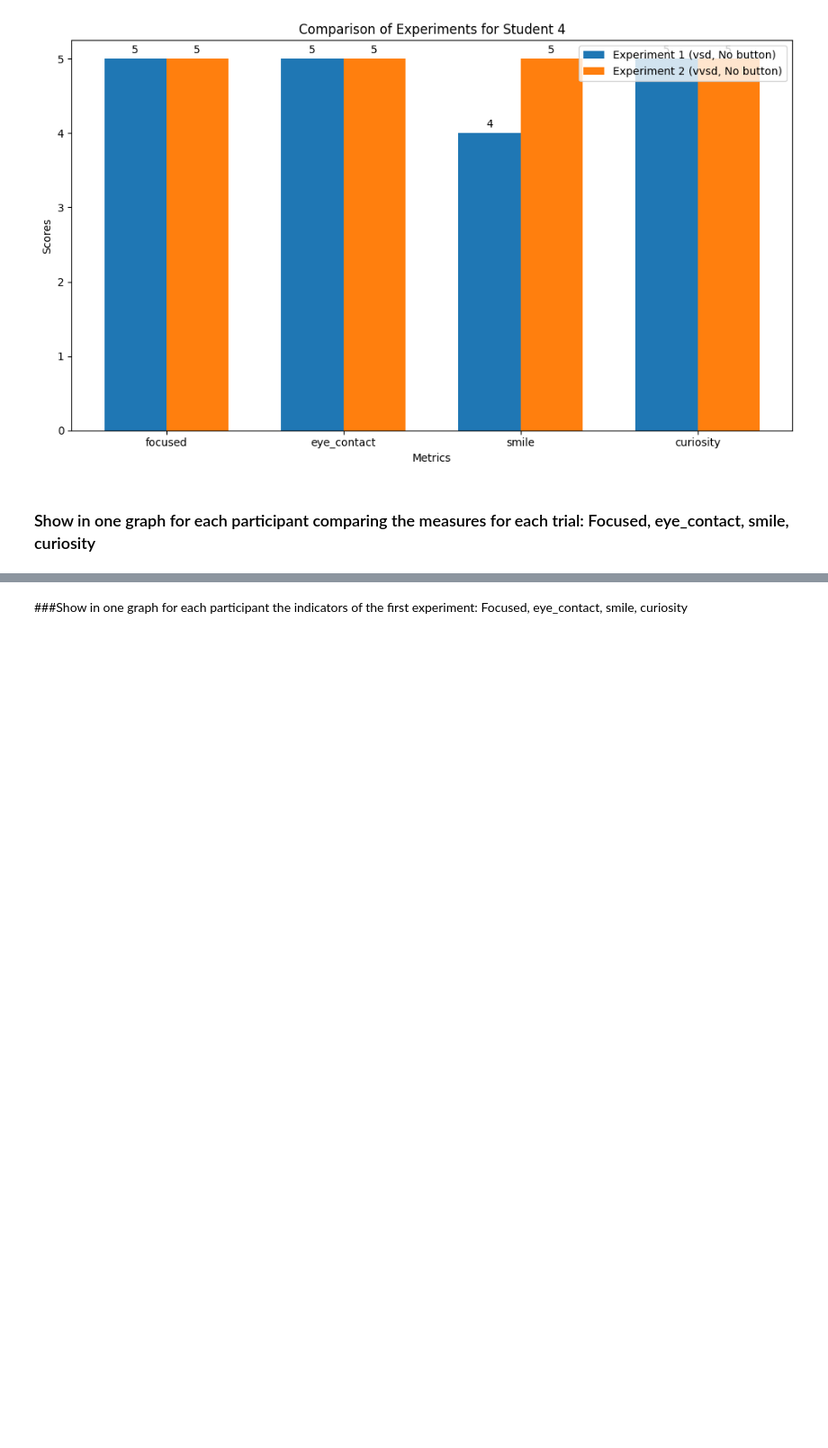
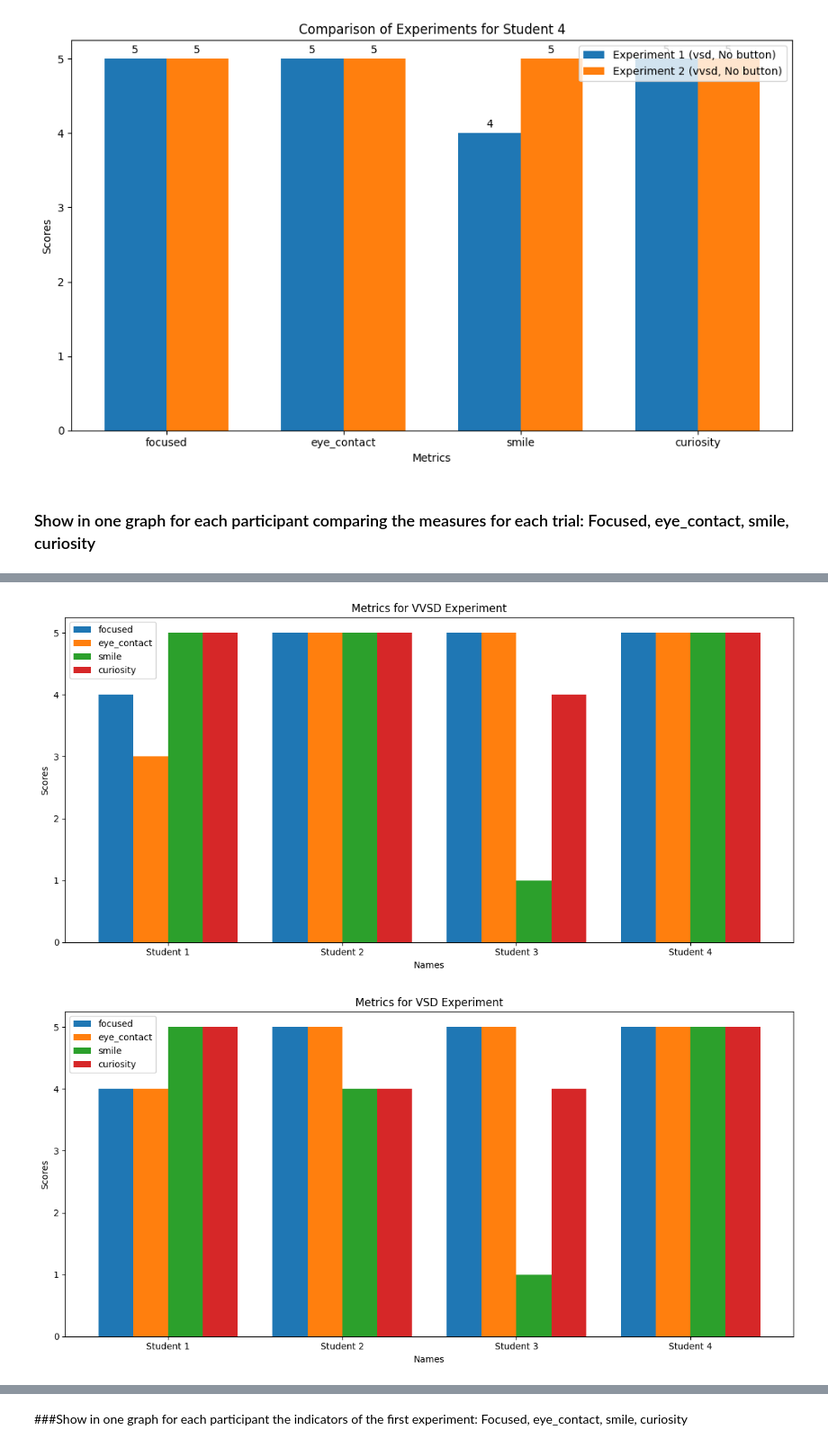
Before and after one commit to hay12el/BS-SE-24-192-HotSpot, a Jupyter notebook: results.ipynb, the cells around one changed output, grey strips where cells are left out. Shown at 90% size. Cells and saved outputs as stored; diff of their text form; code cells hidden in the pictures; blank space fills up the shorter version.

```diff
--- a/results.ipynb
+++ b/results.ipynb
@@ -452,0 +562,53 @@ plt.show()
+# %%
+import pandas as pd
+import matplotlib.pyplot as plt
+import numpy as np
+
+# Reconstructing the data based on the provided structure
+vsd_data = pd.DataFrame({
+    'focused': [4, 5, 5, 5, 4, 5, 5, 5],
+    'eye_contact': [4, 5, 5, 5, 3, 5, 5, 5],
+    'smile': [5, 4, 1, 5, 5, 5, 1, 5],
+    'curiosity': [5, 4, 4, 5, 5, 5, 4, 5],
+    'type': ['vsd', 'vsd', 'vsd', 'vsd', 'vvsd', 'vvsd', 'vvsd', 'vvsd'],
+    'name': ['Student 1', 'Student 2', 'Student 3', 'Student 4', 'Student 1', 'Student 2', 'Student 3', 'Student 4']
+})
+
+# Filter the data for vvsd and vsd
+vvsd_data = vsd_data[vsd_data['type'] == 'vvsd']
+vsd_data_filtered = vsd_data[vsd_data['type'] == 'vsd']
+
+# Define the metrics to plot
+metrics = ['focused', 'eye_contact', 'smile', 'curiosity']
+
+# Function to plot the graph for each experiment type
+def plot_experiment_graph_vsd_vvsd(experiment_data, metrics, title):
+    names = experiment_data['name'].unique()
+    x = np.arange(len(names))  # label locations
+    width = 0.2 + 0.05 * (4 - len(metrics))  # adjust bar width
+
+    fig, ax = plt.subplots(figsize=(12, 6))
+
+    # Plot each metric
+    for i, metric in enumerate(metrics):
+        metric_values = experiment_data[metric]
+        ax.bar(x + i*width, metric_values, width, label=metric)
+
+    # Add labels, title, and ticks
+    ax.set_xlabel('Names')
+    ax.set_ylabel('Scores')
+    ax.set_title(title)
+    ax.set_xticks(x + width * (len(metrics) - 1) / 2)
+    ax.set_xticklabels(names)
+    ax.legend()
+
+    # Adjust the layout to fill the graph better
+    plt.tight_layout()
+    plt.show()
+
+# Plot the graphs for VVSD and VSD experiments
+plot_experiment_graph_vsd_vvsd(vvsd_data, metrics, 'Metrics for VVSD Experiment')
+plot_experiment_graph_vsd_vvsd(vsd_data_filtered, metrics, 'Metrics for VSD Experiment')
+# %% [output]
+[figure, added]
+[figure, added]
```
Also changed, not shown: parts of 13 cells of this notebook.
